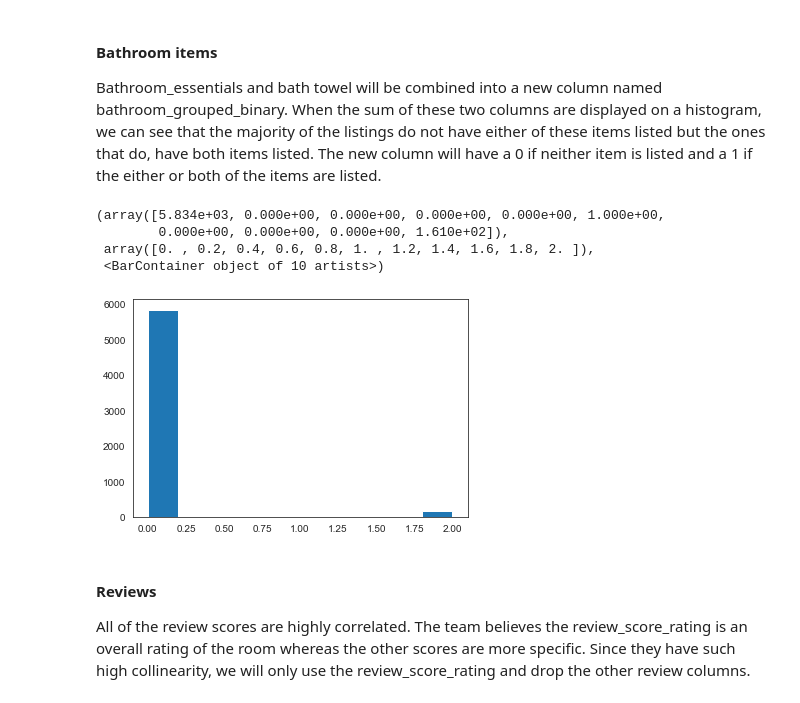
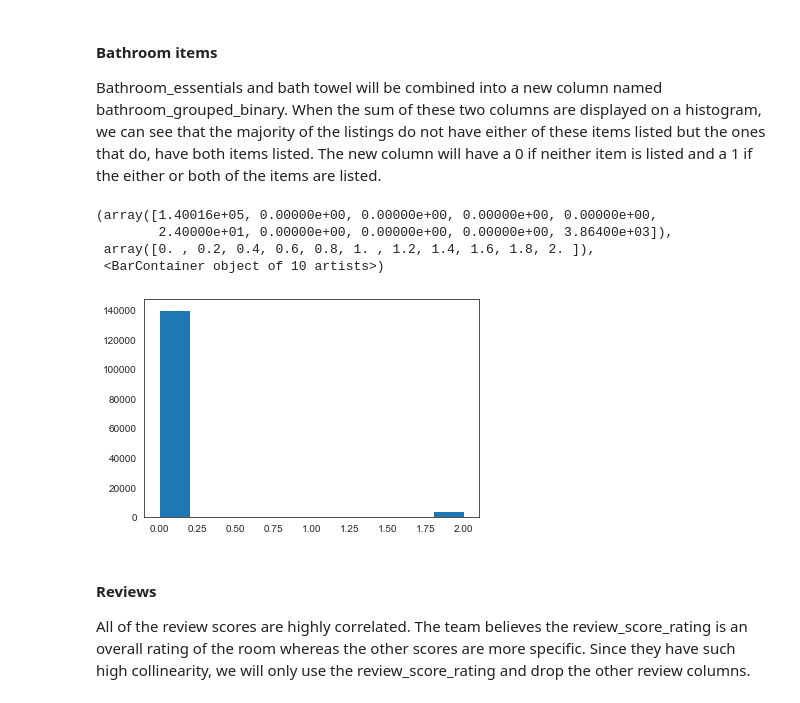
Before and after one commit to whitneylosinski/Eat.Sleep.Data, a Jupyter notebook: Notebooks/Airbnb_Analysis.ipynb, the cells around one changed output. Saved outputs shown, nothing was run; the diff lists cells and outputs as text; code cells hidden in the pictures.

```diff
--- a/Notebooks/Airbnb_Analysis.ipynb
+++ b/Notebooks/Airbnb_Analysis.ipynb
@@ -404,7 +409,9 @@ The purpose of using the date data in the model is to account for any seasonal t
 # Plotting price over time for a few of the listings to see if there are any trends.
 cal_data_new = cal_data.head(10000)
 plt.figure(figsize=(20,12))
+plt.rcParams["font.size"] = "10"
 plt.ylabel('Price $')
+plt.title('Price per day by Listing ID')
 cal_data_new.set_index('date', inplace=True)
 cal_data_new.groupby('id')['price'].plot(legend=True)
 # %% [output]
@@ -463,3 +470,11 @@ cal_data_grouped.head()
 | 2 | 6422 | weekday | 3 | 40.0 |
 | 3 | 6422 | weekday | 4 | 40.0 |
 | 4 | 6422 | weekday | 5 | 40.0 |
+# %%
+# Plot price per month grouped by day
+fig, ax = plt.subplots(figsize=(15,7))
+plt.rcParams["font.size"] = "10"
+cal_data_grouped.groupby(['month','day']).mean()['price'].unstack().plot(ax=ax)
+ax.set_xticks([1,2,3,4,5,6,7,8,9,10,11,12])
+ax.set_title('Price per Month by Weekday vs Weekend')
+plt.ylabel('Price $')
@@ -644,3 +667,3 @@ print(max_nights_df.shape)
 # %%
 # Dropping review columns with collinearity above 0.8 besides whether it has reviews or number of reviews:
-list_data_new = list_data_new.drop(columns=['minimum_minimum_nights', 'maximum_minimum_nights', 'minimum_maximum_nights', 'maximum_maximum_nights', 'minimum_nights_avg_ntm', 'maximum_nights_avg_ntm'])
+merged = merged.drop(columns=['minimum_minimum_nights', 'maximum_minimum_nights', 'minimum_maximum_nights', 'maximum_maximum_nights', 'minimum_nights_avg_ntm', 'maximum_nights_avg_ntm'])
@@ -650,15 +678,15 @@ list_data_new = list_data_new.drop(columns=['minimum_minimum_nights', 'maximum_m
 Bathroom_essentials and bath towel will be combined into a new column named bathroom_grouped_binary.  When the sum of these two columns are displayed on a histogram, we can see that the majority of the listings do not have either of these items listed but the ones that do, have both items listed.  The new column will have a 0 if neither item is listed and a 1 if the either or both of the items are listed.
 # %%
 # Sum the values from all the bathroom-related columns into one "Bathroom_Grouped" column:
-amenities_df["Bathroom_Summed"] = amenities_df[["bathroom_essentials", "bath_towel"]].sum(axis=1)
+merged["Bathroom_Summed"] = merged[["bathroom_essentials", "bath_towel"]].sum(axis=1)
 
 #See a histogram for values:
-plt.hist(amenities_df["Bathroom_Summed"])
+plt.hist(merged["Bathroom_Summed"])
 # %% [output]
-(array([5.834e+03, 0.000e+00, 0.000e+00, 0.000e+00, 0.000e+00, 1.000e+00,
-        0.000e+00, 0.000e+00, 0.000e+00, 1.610e+02]),
+(array([1.40016e+05, 0.00000e+00, 0.00000e+00, 0.00000e+00, 0.00000e+00,
+        2.40000e+01, 0.00000e+00, 0.00000e+00, 0.00000e+00, 3.86400e+03]),
  array([0. , 0.2, 0.4, 0.6, 0.8, 1. , 1.2, 1.4, 1.6, 1.8, 2. ]),
  <BarContainer object of 10 artists>)
-[figure, old version]
+[figure, new version]
 # %%
 # Any values less than 2, replace as 0, if 2 or more, replace with 1:
```
Also changed, not shown: parts of 61 cells of this notebook.
